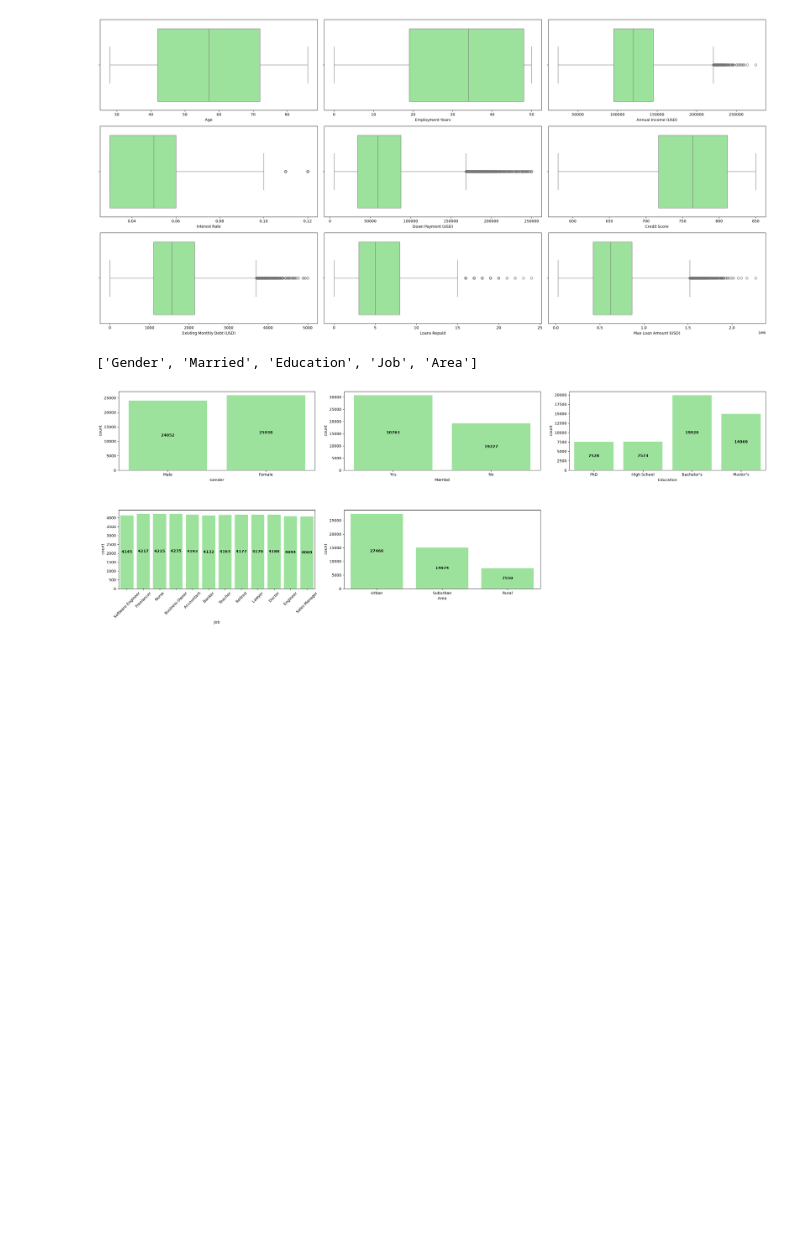
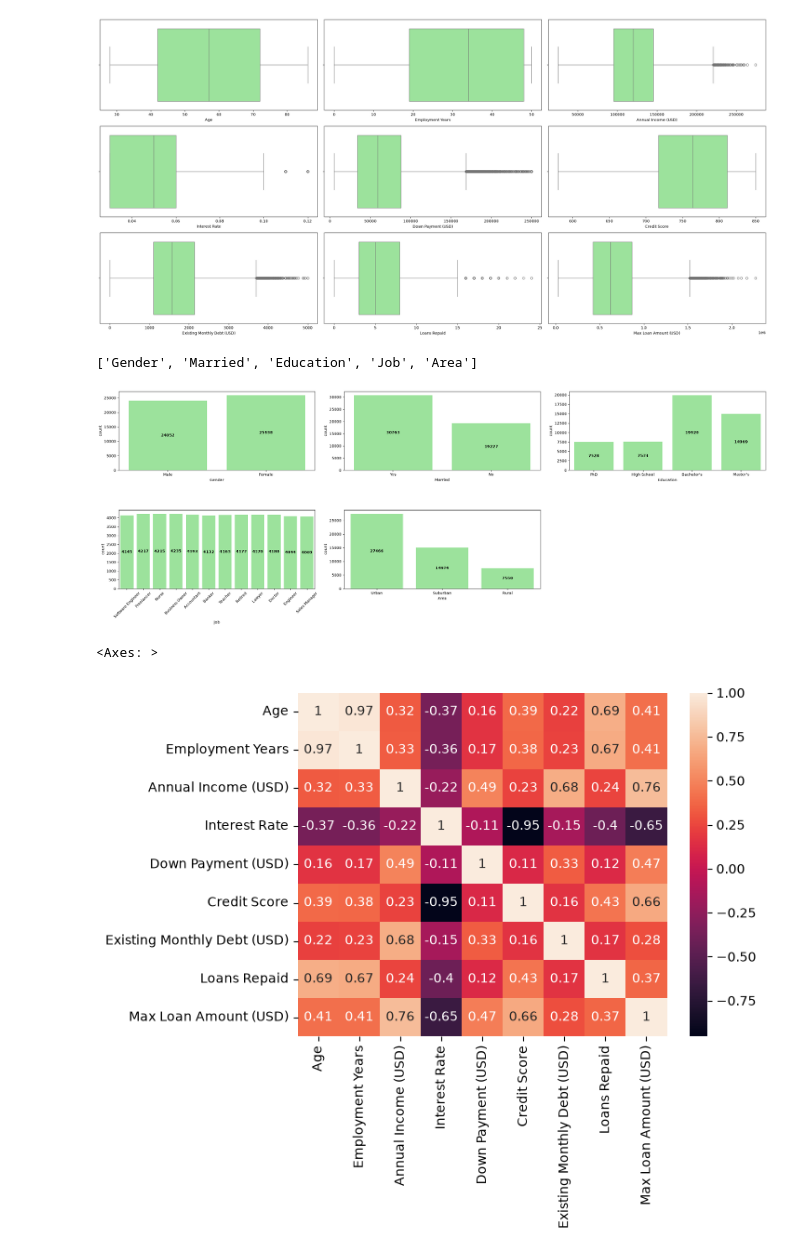
Before and after one commit to coretlwww/mortgage-prediction, a Jupyter notebook: Untitled-1.ipynb, the cells around one changed output. Saved outputs shown, nothing was run; the diff lists cells and outputs as text; code cells hidden in the pictures; blank space fills up the shorter version.

Commit message:
correlation analysis

```diff
--- a/Untitled-1.ipynb
+++ b/Untitled-1.ipynb
@@ -201,3 +201,9 @@ categorical_cols
 create_chart(categorical_cols, sns.countplot)
 # %% [output]
 [figure]
+# %%
+correlation_matrix = mortgage_data[numeric_cols].corr()
+sns.heatmap(data=correlation_matrix, annot=True)
+# %% [output]
+<Axes: >
+[figure, added]
```
Also changed, not shown: parts of 4 cells of this notebook.
